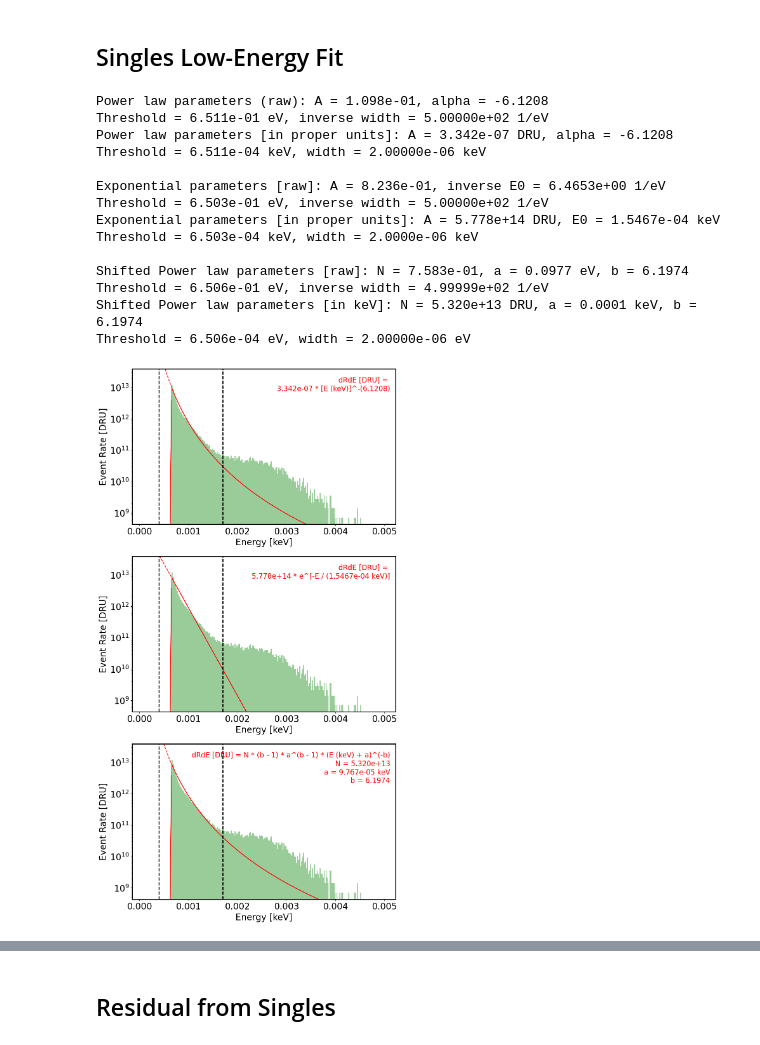
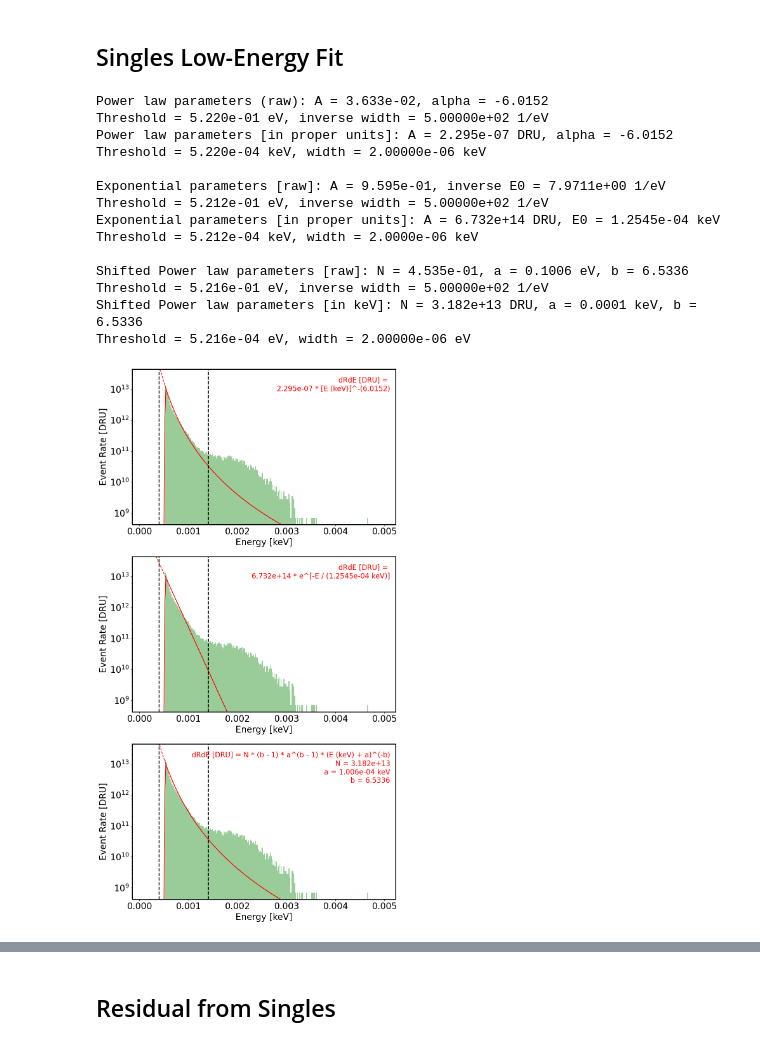
Before and after one commit to spice-herald/DarkLim, a Jupyter notebook: examples/run_57_spectra.ipynb, the cells around one changed output, grey strips where cells are left out. Saved outputs shown, nothing was run; the diff lists cells and outputs as text; code cells hidden in the pictures.

```diff
--- a/examples/run_57_spectra.ipynb
+++ b/examples/run_57_spectra.ipynb
@@ -99,10 +99,10 @@ for i, (fn, label, color) in enumerate(zip(
     print(f'{len(energies_eV)} events')
 
     if label == 'Single Right':
-        pce = 0.39
+        pce = 0.4
         bins_eV_full = np.arange(0, max(energies_eV) + 4, 0.02)
     elif label == 'Single Left':
-        pce = 0.32
+        pce = 0.4
         bins_eV_full = np.arange(0, max(energies_eV) + 4, 0.015)
     else:
         pce = 1.
@@ -125,7 +125,7 @@ for i, (fn, label, color) in enumerate(zip(
         ax[1].set_xlabel('Estimated Phonon Energy [eV]')
 
     for j in range(2):
-        ax[j].set_xlim([0, 8])
+        ax[j].set_xlim([0, 6])
         ax[j].set_yscale('log')
         ax[j].set_ylabel('Event Rate [DRU]')
 
@@ -521,14 +577,14 @@ fig.show()
 # %% [markdown]
 ## Singles Low-Energy Fit
 # %%
-energies_eV = np.load('spectra/r57_1226_1mm_single_left.npy') / 0.32 # PCE estimate
+energies_eV = np.load('spectra/r57_1226_1mm_single_left.npy') / 0.4 # PCE estimate
 energies_keV = energies_eV / 1000
 
 bins_eV_full = np.arange(0.1, 5, 0.02)
 bins_keV_full = bins_eV_full / 1000
 
 # Do the fit in eV, then convert to keV (it converges better this way)
-fit_low, fit_high = 0.4, 1.7
+fit_low, fit_high = 0.4, 1.4
 bins_eV_fit = bins_eV_full[(bins_eV_full > fit_low) * (bins_eV_full < fit_high)]
 
 # Weights need to be recalculated when binning changes
@@ -545,7 +601,7 @@ fit_scale = 1e4 # Divide the rate first to help the fit converge
 
 # Do the fit in eV space to make it easier to fit, then convert to keV
 result = minimize(negative_log_likelihood_power,
-                  [1, 6, 0.65, 500],
+                  [1, 6, 0.5, 500],
                   args=(E_eV_arr, counts_arr/fit_scale),
                   method='L-BFGS-B',
                   bounds=[(1e-10, None), (1e-10, None), (0.5, 1.5), (1e-10, None)])
@@ -568,7 +624,7 @@ fit_scale = 1e6 # Divide the rate first to help the fit converge
 
 # Do the fit in eV space to make it easier to fit, then convert to keV
 result = minimize(negative_log_likelihood_exp,
-                  [1, 1, 0.65, 500],
+                  [1, 1, 0.5, 500],
                   args=(E_eV_arr, counts_arr/fit_scale),
                   method='L-BFGS-B',
                   bounds=[(1e-10, None), (1e-10, None), (0.5, 1.5), (1e-10, None)])
@@ -590,7 +646,7 @@ print('')
 ### Minimize the negative log likelihood for a shifted power-law background
 fit_scale = 1e8
 result = minimize(negative_log_likelihood_shifted_power,
-                  [1, 0.5, 6., 0.65, 500.],
+                  [1, 0.5, 6., 0.5, 500.],
                   args=(E_eV_arr, counts_arr/fit_scale),
                   method='L-BFGS-B',
                   bounds=[(1e-10, None), (1e-10, None), (1, None), (0.5, 1.5), (1e-10, None)])
@@ -623,43 +679,43 @@ for i in range(3):
     if i == 0:
         ax[i].plot(keV_arr_fit, power_law(keV_arr_fit, A_fit_power, alpha_fit_power, Eth_power, inv_width_power), 'r-')
         ax[i].plot(keV_arr_fit, power_law_basic(keV_arr_fit, A_fit_power, alpha_fit_power), 'r--')
         ax[i].text(0.98, 0.95, f'dRdE [DRU] = \n{A_fit_power:.3e} * [E (keV)]^-({alpha_fit_power:.4f})', ha='right', va='top', fontsize=16, color='r', transform=ax[i].transAxes)
     elif i == 1:
         ax[i].plot(keV_arr_fit, exponential(keV_arr_fit, A_fit_exp, inv_E0_exp, Eth_exp, inv_width_exp), 'r-')
         ax[i].plot(keV_arr_fit, exponential_basic(keV_arr_fit, A_fit_exp, inv_E0_exp), 'r--')
         ax[i].text(0.98, 0.95, f'dRdE [DRU] = \n{A_fit_exp:.3e} * e^[-E / ({1/inv_E0_exp:.4e} keV)]', ha='right', va='top', fontsize=16, color='r', transform=ax[i].transAxes)
     elif i == 2:
         #ax[i].set_xscale('log')
         #ax[i].plot(keV_arr_fit, shifted_power_law(keV_arr_fit, 1e16, 3e-4, 12, 1e-3, 1e6), 'r-')
         ax[i].plot(keV_arr_fit, shifted_power_law(keV_arr_fit, N_fit_shifted, a_fit_shifted, b_fit_shifted, Eth_shifted, inv_width_shifted), 'r-')
         ax[i].plot(keV_arr_fit, shifted_power_law_basic(keV_arr_fit, N_fit_shifted, a_fit_shifted, b_fit_shifted), 'r--')
         ax[i].text(0.98, 0.95, f'dRdE [DRU] = N * (b - 1) * a^(b - 1) * (E (keV) + a)^(-b)\nN = {N_fit_shifted:.3e}\na = {a_fit_shifted:.3e} keV\nb = {b_fit_shifted:.4f}',
                    ha='right', va='top', fontsize=16, color='r', transform=ax[i].transAxes)
 
     #ax[i].text(3, 5e11, f'Fit Region', ha='right', va='top', fontsize=24, color='k')
 
     ax[i].set_xlabel('Energy [keV]')
     ax[i].set_ylabel('Event Rate [DRU]')
 
     ax[i].plot([fit_low/1e3, fit_low/1e3], [ymin, ymax*2], 'k--', lw=2)
     ax[i].plot([fit_high/1e3, fit_high/1e3], [ymin, ymax*2], 'k--', lw=2)
     ax[i].set_ylim([ymin, ymax*2])
 
 fig.tight_layout()
 fig.show()
 # %% [output]
-Power law parameters (raw): A = 1.098e-01, alpha = -6.1208
-Threshold = 6.511e-01 eV, inverse width = 5.00000e+02 1/eV
-Power law parameters [in proper units]: A = 3.342e-07 DRU, alpha = -6.1208
-Threshold = 6.511e-04 keV, width = 2.00000e-06 keV
+Power law parameters (raw): A = 3.633e-02, alpha = -6.0152
+Threshold = 5.220e-01 eV, inverse width = 5.00000e+02 1/eV
+Power law parameters [in proper units]: A = 2.295e-07 DRU, alpha = -6.0152
+Threshold = 5.220e-04 keV, width = 2.00000e-06 keV
 
-Exponential parameters [raw]: A = 8.236e-01, inverse E0 = 6.4653e+00 1/eV
-Threshold = 6.503e-01 eV, inverse width = 5.00000e+02 1/eV
-Exponential parameters [in proper units]: A = 5.778e+14 DRU, E0 = 1.5467e-04 keV
-Threshold = 6.503e-04 keV, width = 2.0000e-06 keV
+Exponential parameters [raw]: A = 9.595e-01, inverse E0 = 7.9711e+00 1/eV
+Threshold = 5.212e-01 eV, inverse width = 5.00000e+02 1/eV
+Exponential parameters [in proper units]: A = 6.732e+14 DRU, E0 = 1.2545e-04 keV
+Threshold = 5.212e-04 keV, width = 2.0000e-06 keV
 
-Shifted Power law parameters [raw]: N = 7.583e-01, a = 0.0977 eV, b = 6.1974
-Threshold = 6.506e-01 eV, inverse width = 4.99999e+02 1/eV
-Shifted Power law parameters [in keV]: N = 5.320e+13 DRU, a = 0.0001 keV, b = 6.1974
-Threshold = 6.506e-04 eV, width = 2.00000e-06 eV
+Shifted Power law parameters [raw]: N = 4.535e-01, a = 0.1006 eV, b = 6.5336
+Threshold = 5.216e-01 eV, inverse width = 5.00000e+02 1/eV
+Shifted Power law parameters [in keV]: N = 3.182e+13 DRU, a = 0.0001 keV, b = 6.5336
+Threshold = 5.216e-04 eV, width = 2.00000e-06 eV
-[figure, old version]
+[figure, new version]
```
Also changed, not shown: parts of 7 cells of this notebook.
